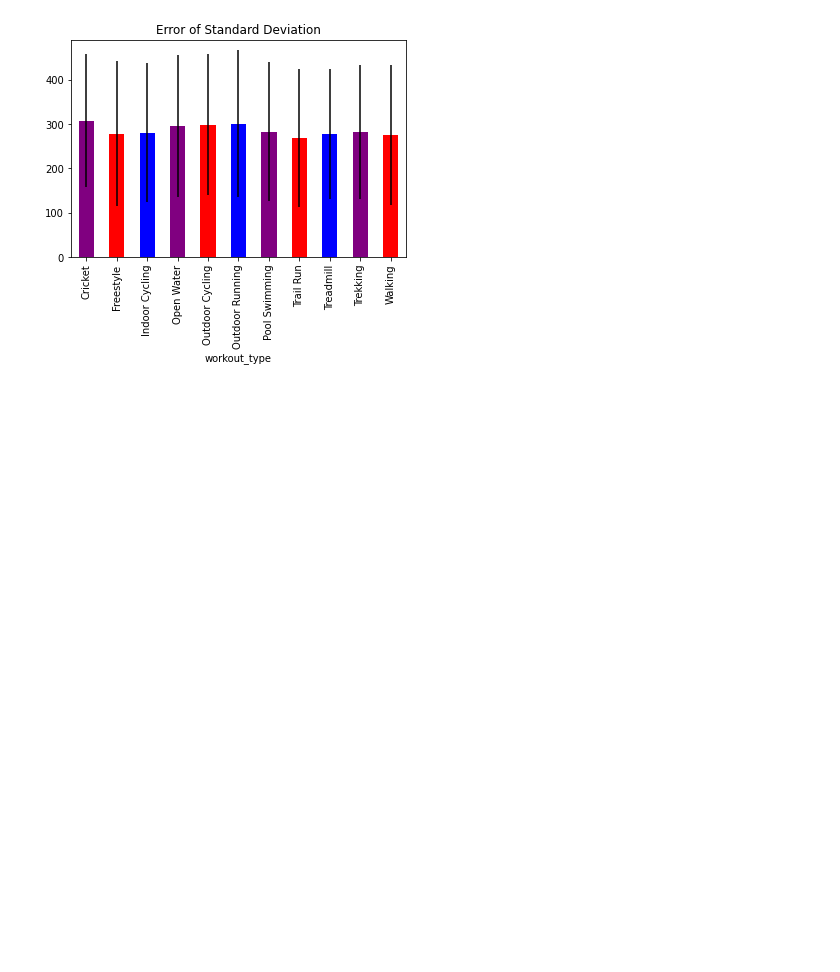
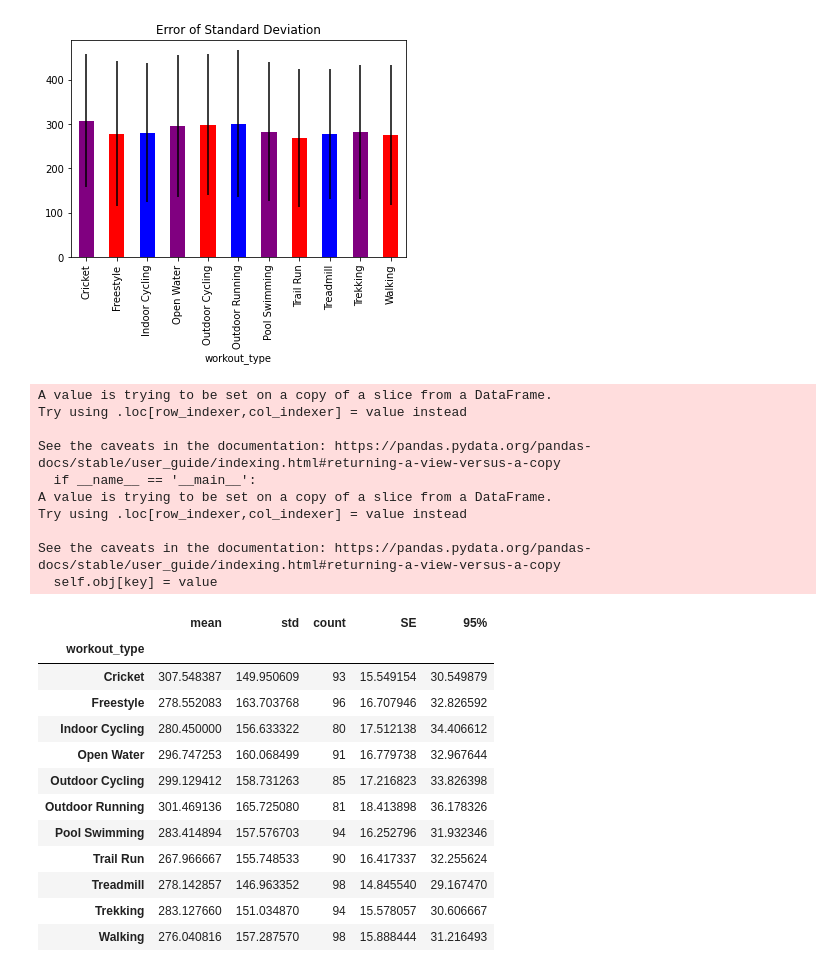
Before and after one commit to sovikapoudel/Data-Visualiation-Spring-2022, a Jupyter notebook: Quiz_29.ipynb, the cells around one changed output. Saved outputs shown, nothing was run; the diff lists cells and outputs as text; code cells hidden in the pictures; blank space fills up the shorter version.

```diff
--- a/Quiz_29.ipynb
+++ b/Quiz_29.ipynb
@@ -29,3 +29,42 @@ dfgrouped.calories.plot.bar(y = 'mean',yerr = 'std', legend = False, color = ['p
 # %% [output]
 <matplotlib.axes._subplots.AxesSubplot at 0x...>
 [figure]
+# %%
+
+import numpy as np
+from scipy.stats import t
+
+def SE(std,n):
+  return std/np.sqrt(n)
+
+dfgroupedcalories= dfgrouped.calories
+dfgroupedcalories['SE'] = dfgroupedcalories.apply(lambda x: SE(x['std'],x['count']), axis = 1)
+
+
+dfgroupedcalories.loc[:,'95%'] = dfgroupedcalories.loc[:,'SE']*t.ppf(.975,499) #The confidence interval is equal to two margins of errors and a margin of error is equal to about 2 standard errors (for 95% confidence)
+
+dfgroupedcalories
+# %% [output]
+A value is trying to be set on a copy of a slice from a DataFrame.
+Try using .loc[row_indexer,col_indexer] = value instead
+
+See the caveats in the documentation: https://pandas.pydata.org/pandas-docs/stable/user_guide/indexing.html#returning-a-view-versus-a-copy
+  if __name__ == '__main__':
+A value is trying to be set on a copy of a slice from a DataFrame.
+Try using .loc[row_indexer,col_indexer] = value instead
+
+See the caveats in the documentation: https://pandas.pydata.org/pandas-docs/stable/user_guide/indexing.html#returning-a-view-versus-a-copy
+  self.obj[key] = value
+|  | mean | std | count | SE | 95% |
+| workout_type |  |  |  |  |  |
+| Cricket | 307.548387 | 149.950609 | 93 | 15.549154 | 30.549879 |
+| Freestyle | 278.552083 | 163.703768 | 96 | 16.707946 | 32.826592 |
+| Indoor Cycling | 280.450000 | 156.633322 | 80 | 17.512138 | 34.406612 |
+| Open Water | 296.747253 | 160.068499 | 91 | 16.779738 | 32.967644 |
+| Outdoor Cycling | 299.129412 | 158.731263 | 85 | 17.216823 | 33.826398 |
+| Outdoor Running | 301.469136 | 165.725080 | 81 | 18.413898 | 36.178326 |
+| Pool Swimming | 283.414894 | 157.576703 | 94 | 16.252796 | 31.932346 |
+| Trail Run | 267.966667 | 155.748533 | 90 | 16.417337 | 32.255624 |
+| Treadmill | 278.142857 | 146.963352 | 98 | 14.845540 | 29.167470 |
+| Trekking | 283.127660 | 151.034870 | 94 | 15.578057 | 30.606667 |
+| Walking | 276.040816 | 157.287570 | 98 | 15.888444 | 31.216493 |
```
Also changed, not shown: parts of 3 cells of this notebook.
